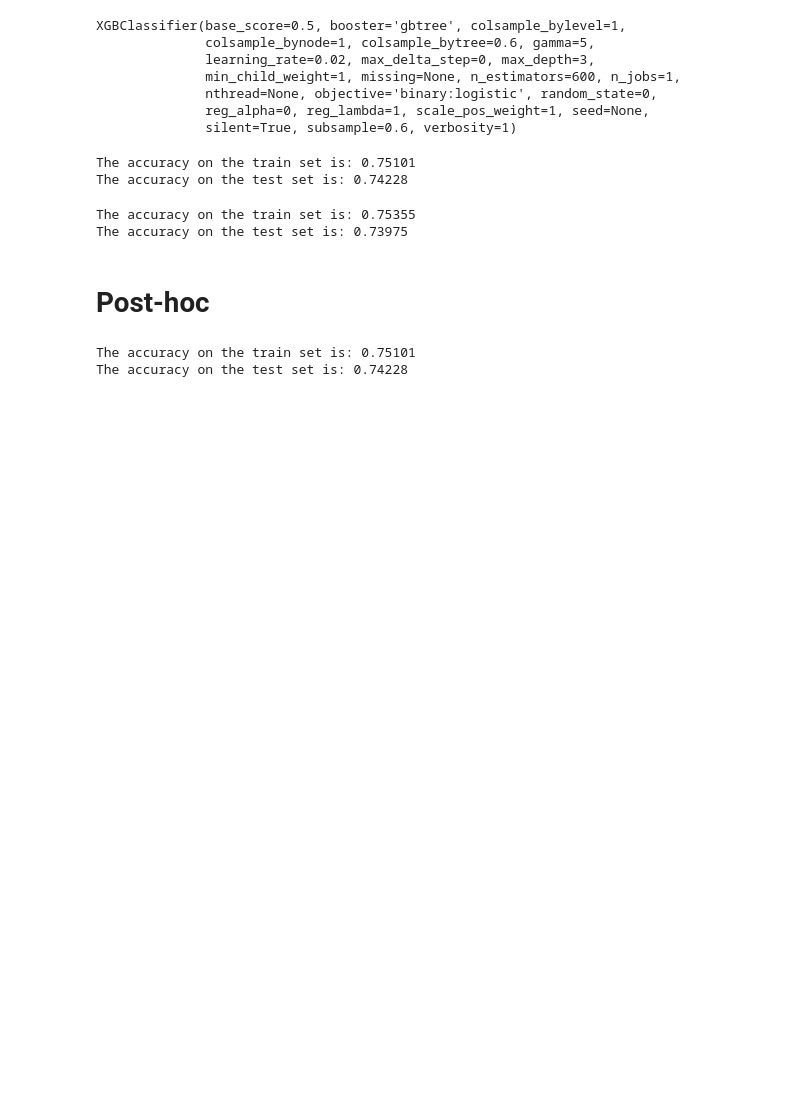
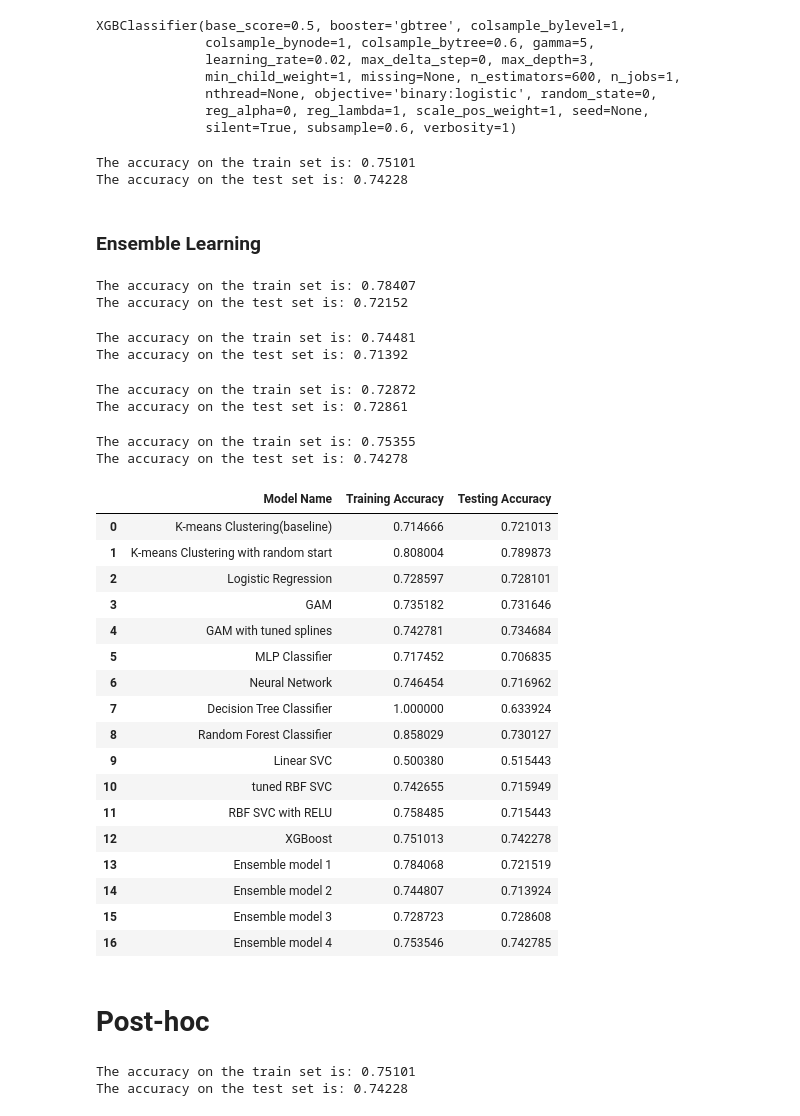
Before and after one commit to WendyNi98/STAT3612, a Jupyter notebook: Project_Master_Branch.ipynb, the cells around one changed output. Drawn from its saved outputs; the diff is of its cells as text; code cells hidden in the pictures; blank space fills up the shorter version.

```diff
--- a/Project_Master_Branch.ipynb
+++ b/Project_Master_Branch.ipynb
@@ -918,17 +873,81 @@ print('The accuracy on the test set is: {}'.format(accuracy_score(test_y, test_p
 # %% [output]
 The accuracy on the train set is: 0.75101
 The accuracy on the test set is: 0.74228
+# %% [markdown]
+### Ensemble Learning
+# %%
+from sklearn.ensemble import VotingClassifier
+
+ens1 = VotingClassifier(estimators=[('rbfSVC_', rbfSVC), ('rf', rf), ('gam', gam)], voting='hard')
+ens1.fit(train_X, train_y)
+train_pred = ens1.predict(train_X)
+test_pred = ens1.predict(test_X)
+model_accuracy.loc[13]=["Ensemble model 1", accuracy_score(train_pred, train_y), accuracy_score(test_pred, test_y)]
+print('The accuracy on the train set is: {}'.format(accuracy_score(train_y, train_pred).round(5)))
+print('The accuracy on the test set is: {}'.format(accuracy_score(test_y, test_pred).round(5)))
+# %% [output]
+The accuracy on the train set is: 0.78407
+The accuracy on the test set is: 0.72152
+# %%
+from sklearn.ensemble import BaggingClassifier
+#from sklearn import model_selection
+
+num_trees = 100
+ens2 = BaggingClassifier(base_estimator=rbfSVC, n_estimators=num_trees, random_state=20090018)
+ens2.fit(train_X, train_y)
+train_pred = ens2.predict(train_X)
+test_pred = ens2.predict(test_X)
+model_accuracy.loc[14]=["Ensemble model 2", accuracy_score(train_pred, train_y), accuracy_score(test_pred, test_y)]
+print('The accuracy on the train set is: {}'.format(accuracy_score(train_y, train_pred).round(5)))
+print('The accuracy on the test set is: {}'.format(accuracy_score(test_y, test_pred).round(5)))
+# %% [output]
+The accuracy on the train set is: 0.74481
+The accuracy on the test set is: 0.71392
+# %%
+num_trees = 100
+ens3 = BaggingClassifier(base_estimator=logreg, n_estimators=num_trees, random_state=20090018)
+ens3.fit(train_X, train_y)
+train_pred = ens3.predict(train_X)
+test_pred = ens3.predict(test_X)
+model_accuracy.loc[15]=["Ensemble model 3", accuracy_score(train_pred, train_y), accuracy_score(test_pred, test_y)]
+print('The accuracy on the train set is: {}'.format(accuracy_score(train_y, train_pred).round(5)))
+print('The accuracy on the test set is: {}'.format(accuracy_score(test_y, test_pred).round(5)))
+# %% [output]
+The accuracy on the train set is: 0.72872
+The accuracy on the test set is: 0.72861
 # %%
 num_trees = 100
-ens4 = BaggingClassifier(base_estimator=xgb, n_estimators=num_trees, random_state=7)
+ens4 = BaggingClassifier(base_estimator=xgb, n_estimators=num_trees, random_state=20090018)
 ens4.fit(train_X, train_y)
 train_pred = ens4.predict(train_X)
 test_pred = ens4.predict(test_X)
+model_accuracy.loc[16]=["Ensemble model 4", accuracy_score(train_pred, train_y), accuracy_score(test_pred, test_y)]
 print('The accuracy on the train set is: {}'.format(accuracy_score(train_y, train_pred).round(5)))
 print('The accuracy on the test set is: {}'.format(accuracy_score(test_y, test_pred).round(5)))
 # %% [output]
 The accuracy on the train set is: 0.75355
-The accuracy on the test set is: 0.73975
+The accuracy on the test set is: 0.74278
+# %%
+model_accuracy
+# %% [output]
+|  | Model Name | Training Accuracy | Testing Accuracy |
+| 0 | K-means Clustering(baseline) | 0.714666 | 0.721013 |
+| 1 | K-means Clustering with random start | 0.808004 | 0.789873 |
+| 2 | Logistic Regression | 0.728597 | 0.728101 |
+| 3 | GAM | 0.735182 | 0.731646 |
+| 4 | GAM with tuned splines | 0.742781 | 0.734684 |
+| 5 | MLP Classifier | 0.717452 | 0.706835 |
+| 6 | Neural Network | 0.746454 | 0.716962 |
+| 7 | Decision Tree Classifier | 1.000000 | 0.633924 |
+| 8 | Random Forest Classifier | 0.858029 | 0.730127 |
+| 9 | Linear SVC | 0.500380 | 0.515443 |
+| 10 | tuned RBF SVC | 0.742655 | 0.715949 |
+| 11 | RBF SVC with RELU | 0.758485 | 0.715443 |
+| 12 | XGBoost | 0.751013 | 0.742278 |
+| 13 | Ensemble model 1 | 0.784068 | 0.721519 |
+| 14 | Ensemble model 2 | 0.744807 | 0.713924 |
+| 15 | Ensemble model 3 | 0.728723 | 0.728608 |
+| 16 | Ensemble model 4 | 0.753546 | 0.742785 |
 # %% [markdown]
 # Post-hoc
 # %%
```
Also changed, not shown: parts of 37 cells of this notebook.
